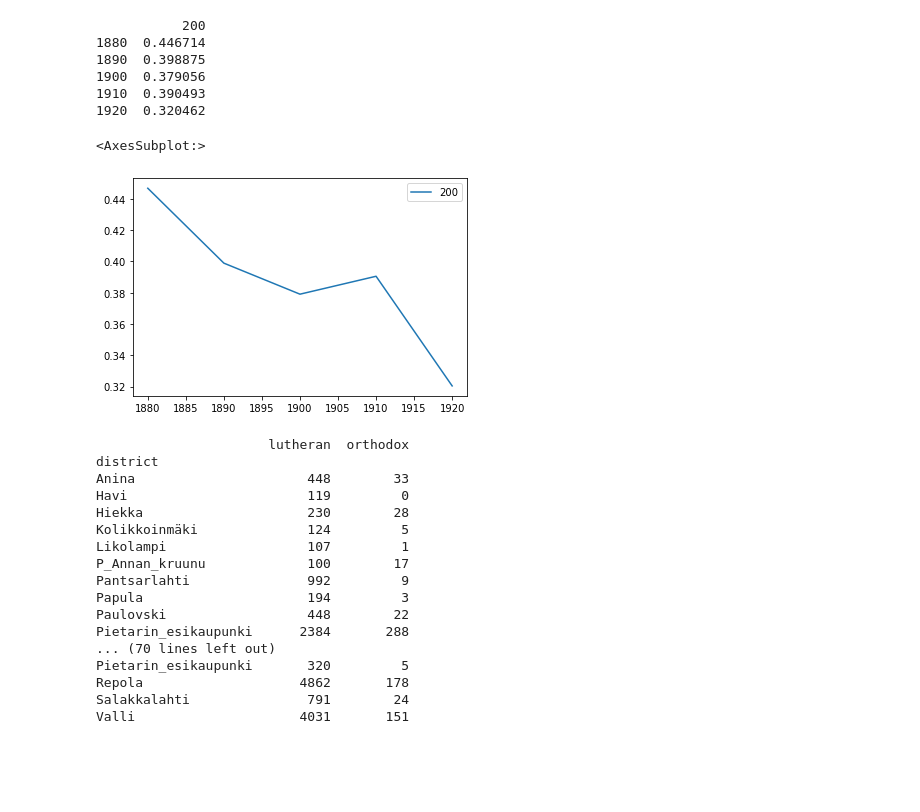
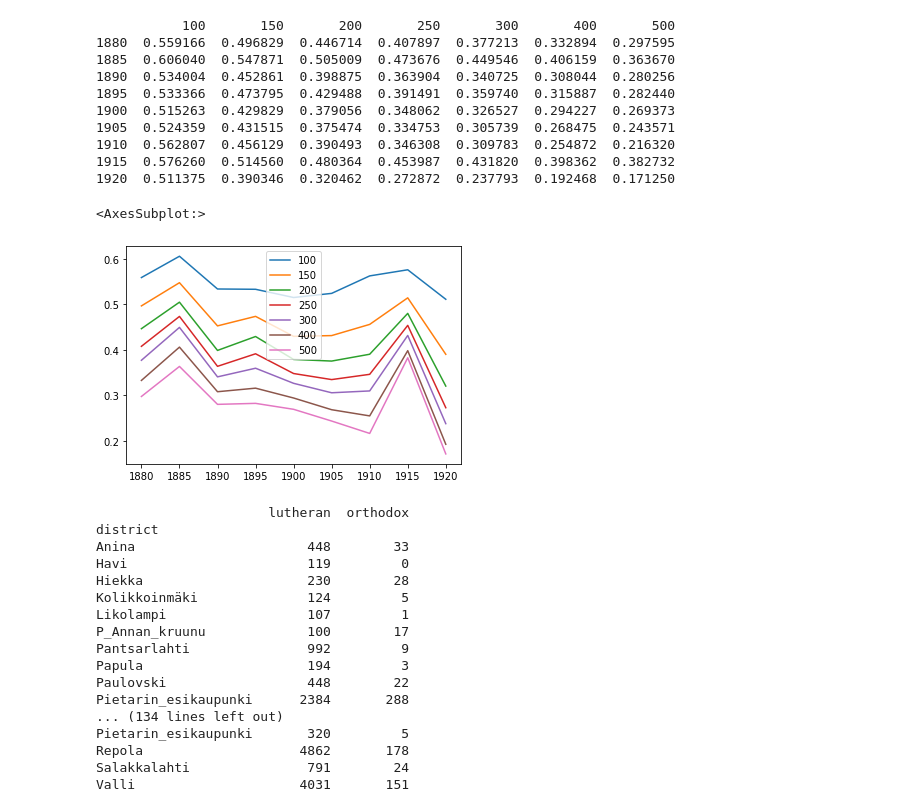
Before and after one commit to AnttiHaerkoenen/spatial_segregation, a Jupyter notebook: notebooks/segregation_change_1880-1920.ipynb, the cells around one changed output. Saved outputs shown, nothing was run; the diff lists cells and outputs as text; code cells hidden in the pictures; blank space fills up the shorter version.

```diff
--- a/notebooks/segregation_change_1880-1920.ipynb
+++ b/notebooks/segregation_change_1880-1920.ipynb
@@ -179,16 +179,16 @@ warnings.simplefilter(action='ignore', category=FutureWarning)
 district_codes = pd.read_csv(data_dir / 'district_codes.csv')
 district_codes = {k: v for k, v in district_codes.itertuples(index=False)}
 
-location_data = gpd.read_file(data_dir / 'interim' / 'plots_points_1878.shp')
+location_data = gpd.read_file(data_dir / 'raw' / 'plots_1878.shp').to_crs(epsg=3067)
 location_data = split_plots(location_data, target_col='NUMBER')
 location_data['district'] = [district_codes[int(d)] for d in location_data['DISTRICT']]
 location_data['plot_number'] = [str(i) for i in location_data['NUMBER']]
 location_data = location_data.set_index(['district', 'plot_number'])
 
 results = {}
-bws = 200, #100, 150, 200, 250, 300, 400, 500
+bws = 100, 150, 200, 250, 300, 400, 500
 
-for year in range(1880, 1921, 10):
+for year in range(1880, 1921, 5):
     s_ = []
 
     for bw in bws:
@@ -197,42 +197,46 @@ for year in range(1880, 1921, 10):
             index_col=0,
             dtype={'district': str, 'representative_plot': str, 'page_number': str},
         ).pipe(prepare_pop_data)
 
         population_data.rename({'representative_plot': 'plot_number'}, axis=1, inplace=True)
         population_data = population_data.set_index(['district', 'plot_number'], drop=True)
 
         page_location_data = location_data.join(population_data, on=['district', 'plot_number'])
         page_location_data.dropna(axis=0, inplace=True)
 
         S = get_S(
             data=page_location_data,
             bandwidth=bw,
             cell_size=25,
             kernel_function=quartic_kernel,
         )
 
         s_.append(S.statistic)
 
     results[year] = s_
 
 results = pd.DataFrame.from_dict(
     results,
     orient='index',
     columns=bws,
 )
 print(results)
 results.plot()
 # %% [output]
-           200
-1880  0.446714
-1890  0.398875
-1900  0.379056
-1910  0.390493
-1920  0.320462
+           100       150       200       250       300       400       500
+1880  0.559166  0.496829  0.446714  0.407897  0.377213  0.332894  0.297595
+1885  0.606040  0.547871  0.505009  0.473676  0.449546  0.406159  0.363670
+1890  0.534004  0.452861  0.398875  0.363904  0.340725  0.308044  0.280256
+1895  0.533366  0.473795  0.429488  0.391491  0.359740  0.315887  0.282440
+1900  0.515263  0.429829  0.379056  0.348062  0.326527  0.294227  0.269373
+1905  0.524359  0.431515  0.375474  0.334753  0.305739  0.268475  0.243571
+1910  0.562807  0.456129  0.390493  0.346308  0.309783  0.254872  0.216320
+1915  0.576260  0.514560  0.480364  0.453987  0.431820  0.398362  0.382732
+1920  0.511375  0.390346  0.320462  0.272872  0.237793  0.192468  0.171250
 <AxesSubplot:>
-[figure, old version]
+[figure, new version]
 # %%
-for year in range(1880, 1921, 10):
+for year in range(1880, 1921, 5):
     population_data = pd.read_csv(
             data_dir / 'interim' / f'pop_by_page_{year}.csv',
             index_col=0,
@@ -253,7 +257,7 @@ Pantsarlahti               992         9
 Papula                     194         3
 Paulovski                  448        22
 Pietarin_esikaupunki      2384       288
-... (70 lines left out)
+... (134 lines left out)
 Pietarin_esikaupunki       320         5
 Repola                    4862       178
 Salakkalahti               791        24
```
Also changed, not shown: 2 other files.
